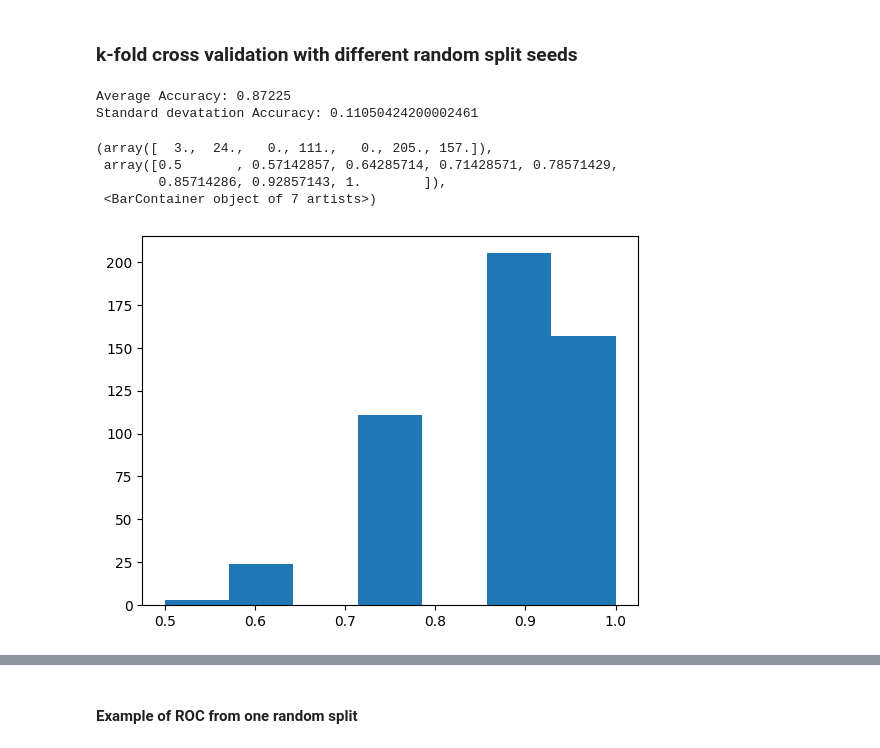
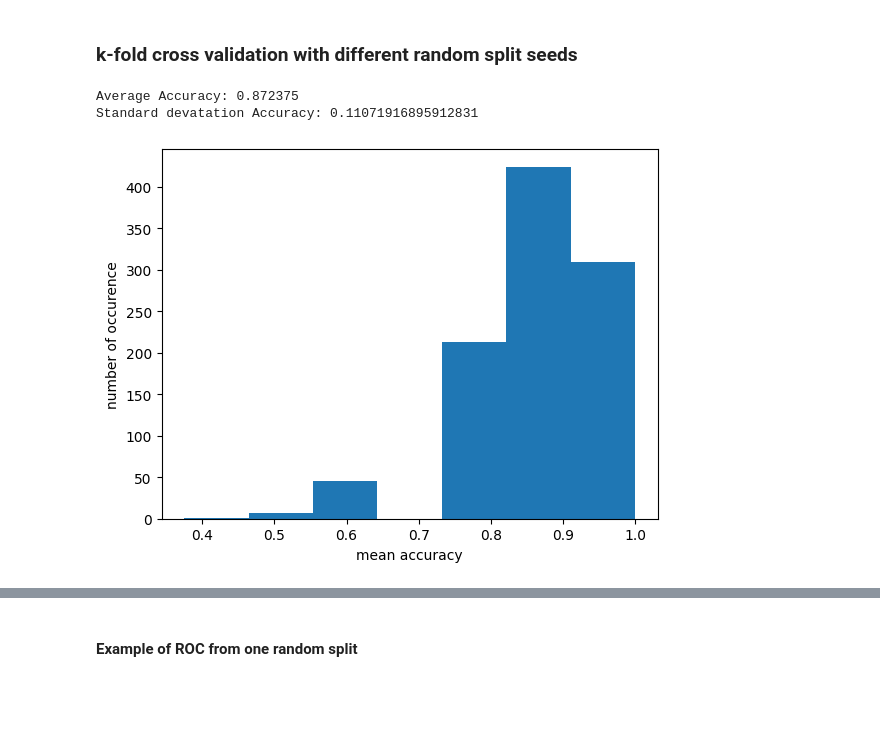
Before and after one commit to Falk0/AIA, a Jupyter notebook: PD_classification_Kamble.ipynb, the cells around one changed output, grey strips where cells are left out. Saved outputs shown, nothing was run; the diff lists cells and outputs as text; code cells hidden in the pictures; blank space fills up the shorter version.

```diff
--- a/PD_classification_Kamble.ipynb
+++ b/PD_classification_Kamble.ipynb
@@ -312,13 +312,6 @@ plt.show()
 # %% [markdown]
 ### k-fold cross validation with different random split seeds
 # %%
-from sklearn.model_selection import StratifiedKFold
-from sklearn.metrics import accuracy_score
-from sklearn.discriminant_analysis import LinearDiscriminantAnalysis
-from sklearn.discriminant_analysis import QuadraticDiscriminantAnalysis
-from sklearn.neighbors import KNeighborsClassifier
-from sklearn.metrics import make_scorer, accuracy_score, precision_score, recall_score, f1_score, roc_curve, auc, precision_recall_curve
-
 pd = []
 healthy = []
 
@@ -341,11 +334,12 @@ accuracies = []
 precisions = []
 recalls = []
 f1_scores = []
+roc_aucs = []
 
 model = LogisticRegression()
 
 
-for seed in range(100):
+for seed in range(200):
 
     # Create k-fold cross-validation object
     skf = StratifiedKFold(n_splits=k, shuffle=True, random_state=seed)
@@ -364,37 +358,39 @@ for seed in range(100):
                     y = np.std([i-j for i, j in zip(df[name]['dist2'][sa:ea], df[name]['dist2_filtered2'][sa:ea])])
                     X_train_data.append([x, y])
 
         for name in X_test:
                 x = np.std([i-j for i, j in zip(df[name]['dist2'][sd:ed], df[name]['dist2_filtered'][sd:ed])])
                 y = np.std([i-j for i, j in zip(df[name]['dist2'][sa:ea], df[name]['dist2_filtered2'][sa:ea])])
                 X_test_data.append([x, y])
 
 
         # Fit the model
         model.fit(X_train_data, y_train)
 
         # Predict on the test set
         y_pred = model.predict(X_test_data)
         y_pred_prob = model.predict_proba(X_test_data)
+        fpr, tpr, thresholds = roc_curve(y_test, y_pred_prob[:,1]) # y_pred_prob is the probability of the positive class
+
 
         # Calculate and store the results
         accuracies.append(accuracy_score(y_test, y_pred))
         precisions.append(precision_score(y_test, y_pred))
         recalls.append(recall_score(y_test, y_pred))
         f1_scores.append(f1_score(y_test, y_pred))
+        roc_aucs.append(auc(fpr, tpr))
 
 # Calculate average accuracy across all folds and splits
 average_accuracy = np.mean(accuracies)
 average_std = np.std(accuracies)
 
 print(f"Average Accuracy: {average_accuracy}")
 print(f"Standard devatation Accuracy: {average_std}")
 plt.hist(accuracies, bins=7)
+plt.xlabel('mean accuracy')
+plt.ylabel('number of occurence')
+plt.show()
 # %% [output]
-Average Accuracy: 0.87225
-Standard devatation Accuracy: 0.11050424200002461
+Average Accuracy: 0.872375
+Standard devatation Accuracy: 0.11071916895912831
-(array([  3.,  24.,   0., 111.,   0., 205., 157.]),
- array([0.5       , 0.57142857, 0.64285714, 0.71428571, 0.78571429,
-        0.85714286, 0.92857143, 1.        ]),
- <BarContainer object of 7 artists>)
-[figure, old version]
+[figure, new version]
```
Also changed, not shown: parts of 6 cells of this notebook, 2 other files.
